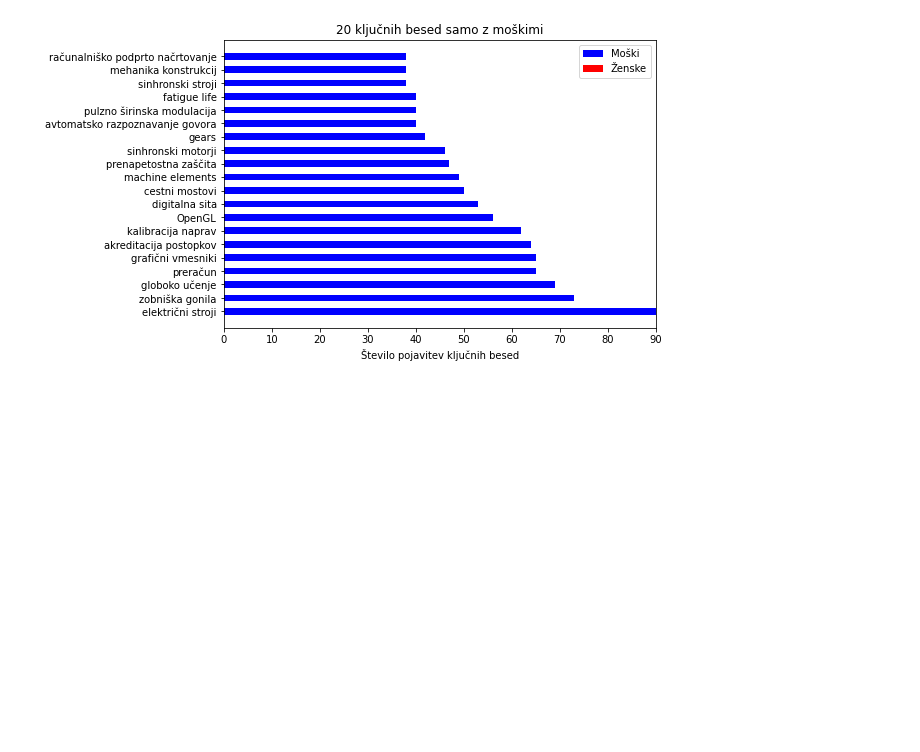
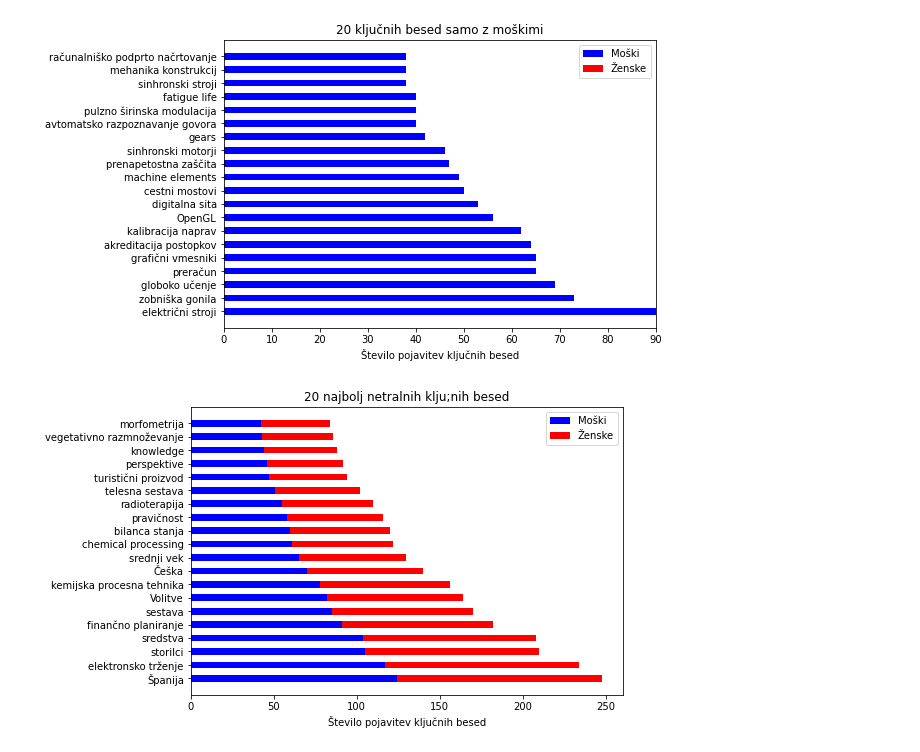
Before and after one commit to ShiftIsLost/PR-seminarska, a Jupyter notebook: Ugibanje spola iz imen.ipynb, the cells around one changed output. Saved outputs shown, nothing was run; the diff lists cells and outputs as text; code cells hidden in the pictures; blank space fills up the shorter version.

```diff
--- a/Ugibanje spola iz imen.ipynb
+++ b/Ugibanje spola iz imen.ipynb
@@ -313,3 +313,31 @@ ax.legend(labels=['Moški', 'Ženske'])
 plt.show()
 # %% [output]
 [figure]
+# %%
+raz2 = dict()
+for key, value in raz1.items():
+    if value[0] <= 0.50:
+        raz2[key] = value
+
+neut = sorted(raz2, key=raz2.get, reverse=True)
+# %%
+x = neut[:20]
+y0 = [raz1[a][0]*raz1[a][2] for a in x]
+y1 = [raz1[a][1]*raz1[a][2] for a in x]
+y2 = [raz1[a][2] for a in x]
+
+ind = np.arange(len(x))
+width = 0.50
+fig = plt.figure()
+ax = fig.add_axes([0,0,1,1])
+ax.barh(ind, y0, width, color='b')
+ax.barh(ind, y1, width,left=y0, color='r')
+
+ax.set_xlabel('Število pojavitev ključnih besed')
+ax.set_title('20 najbolj netralnih klju;nih besed')
+ax.set_yticks(ind, x)
+
+ax.legend(labels=['Moški', 'Ženske'])
+plt.show()
+# %% [output]
+[figure, added]
```
